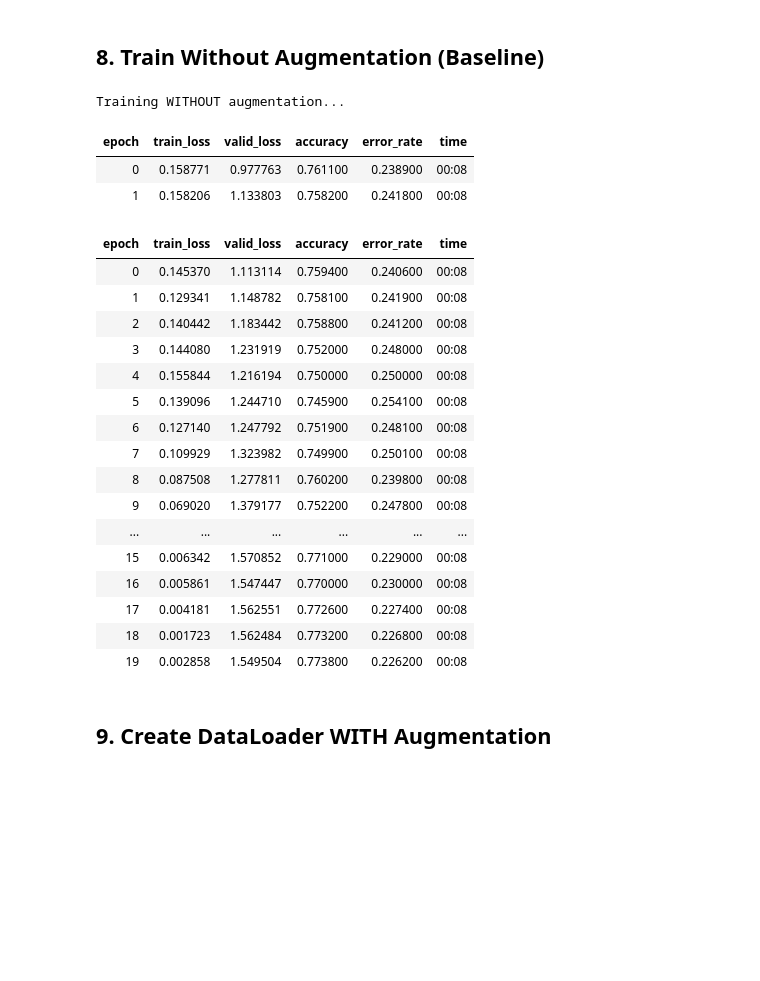
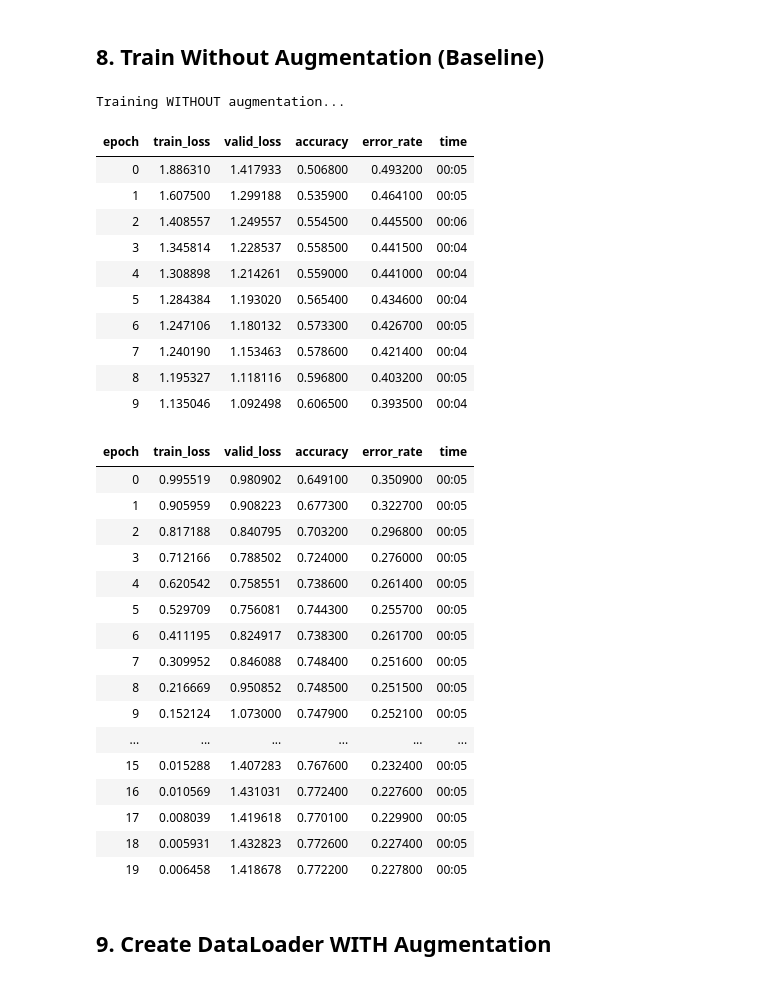
Before and after one commit to agasy18/pa-academy-ai-2025, a Jupyter notebook: notebooks/lesson4_data_augmentation.ipynb, the cells around one changed output. Drawn from its saved outputs; the diff is of its cells as text; code cells hidden in the pictures; blank space fills up the shorter version.

```diff
--- a/notebooks/lesson4_data_augmentation.ipynb
+++ b/notebooks/lesson4_data_augmentation.ipynb
@@ -212,30 +211,41 @@ Total parameters: 11,728,224
 # %% [markdown]
 ## 8. Train Without Augmentation (Baseline)
 # %%
+freeze_epochs = 10
+trian_epochs = 20
+
 print('Training WITHOUT augmentation...')
-learn_basic.fine_tune(20, base_lr=3e-3, freeze_epochs=2)
+learn_basic.fine_tune(trian_epochs, base_lr=3e-3, freeze_epochs=freeze_epochs)
 # %% [output]
 Training WITHOUT augmentation...
 | epoch | train_loss | valid_loss | accuracy | error_rate | time |
-| 0 | 0.158771 | 0.977763 | 0.761100 | 0.238900 | 00:08 |
-| 1 | 0.158206 | 1.133803 | 0.758200 | 0.241800 | 00:08 |
+| 0 | 1.886310 | 1.417933 | 0.506800 | 0.493200 | 00:05 |
+| 1 | 1.607500 | 1.299188 | 0.535900 | 0.464100 | 00:05 |
+| 2 | 1.408557 | 1.249557 | 0.554500 | 0.445500 | 00:06 |
+| 3 | 1.345814 | 1.228537 | 0.558500 | 0.441500 | 00:04 |
+| 4 | 1.308898 | 1.214261 | 0.559000 | 0.441000 | 00:04 |
+| 5 | 1.284384 | 1.193020 | 0.565400 | 0.434600 | 00:04 |
+| 6 | 1.247106 | 1.180132 | 0.573300 | 0.426700 | 00:05 |
+| 7 | 1.240190 | 1.153463 | 0.578600 | 0.421400 | 00:04 |
+| 8 | 1.195327 | 1.118116 | 0.596800 | 0.403200 | 00:05 |
+| 9 | 1.135046 | 1.092498 | 0.606500 | 0.393500 | 00:04 |
 | epoch | train_loss | valid_loss | accuracy | error_rate | time |
-| 0 | 0.145370 | 1.113114 | 0.759400 | 0.240600 | 00:08 |
-| 1 | 0.129341 | 1.148782 | 0.758100 | 0.241900 | 00:08 |
-| 2 | 0.140442 | 1.183442 | 0.758800 | 0.241200 | 00:08 |
-| 3 | 0.144080 | 1.231919 | 0.752000 | 0.248000 | 00:08 |
-| 4 | 0.155844 | 1.216194 | 0.750000 | 0.250000 | 00:08 |
-| 5 | 0.139096 | 1.244710 | 0.745900 | 0.254100 | 00:08 |
-| 6 | 0.127140 | 1.247792 | 0.751900 | 0.248100 | 00:08 |
-| 7 | 0.109929 | 1.323982 | 0.749900 | 0.250100 | 00:08 |
-| 8 | 0.087508 | 1.277811 | 0.760200 | 0.239800 | 00:08 |
-| 9 | 0.069020 | 1.379177 | 0.752200 | 0.247800 | 00:08 |
+| 0 | 0.995519 | 0.980902 | 0.649100 | 0.350900 | 00:05 |
+| 1 | 0.905959 | 0.908223 | 0.677300 | 0.322700 | 00:05 |
+| 2 | 0.817188 | 0.840795 | 0.703200 | 0.296800 | 00:05 |
+| 3 | 0.712166 | 0.788502 | 0.724000 | 0.276000 | 00:05 |
+| 4 | 0.620542 | 0.758551 | 0.738600 | 0.261400 | 00:05 |
+| 5 | 0.529709 | 0.756081 | 0.744300 | 0.255700 | 00:05 |
+| 6 | 0.411195 | 0.824917 | 0.738300 | 0.261700 | 00:05 |
+| 7 | 0.309952 | 0.846088 | 0.748400 | 0.251600 | 00:05 |
+| 8 | 0.216669 | 0.950852 | 0.748500 | 0.251500 | 00:05 |
+| 9 | 0.152124 | 1.073000 | 0.747900 | 0.252100 | 00:05 |
 | ... | ... | ... | ... | ... | ... |
-| 15 | 0.006342 | 1.570852 | 0.771000 | 0.229000 | 00:08 |
-| 16 | 0.005861 | 1.547447 | 0.770000 | 0.230000 | 00:08 |
-| 17 | 0.004181 | 1.562551 | 0.772600 | 0.227400 | 00:08 |
-| 18 | 0.001723 | 1.562484 | 0.773200 | 0.226800 | 00:08 |
-| 19 | 0.002858 | 1.549504 | 0.773800 | 0.226200 | 00:08 |
+| 15 | 0.015288 | 1.407283 | 0.767600 | 0.232400 | 00:05 |
+| 16 | 0.010569 | 1.431031 | 0.772400 | 0.227600 | 00:05 |
+| 17 | 0.008039 | 1.419618 | 0.770100 | 0.229900 | 00:05 |
+| 18 | 0.005931 | 1.432823 | 0.772600 | 0.227400 | 00:05 |
+| 19 | 0.006458 | 1.418678 | 0.772200 | 0.227800 | 00:05 |
 # %% [markdown]
 ## 9. Create DataLoader WITH Augmentation
 # %%
```
Also changed, not shown: parts of 10 cells of this notebook.
